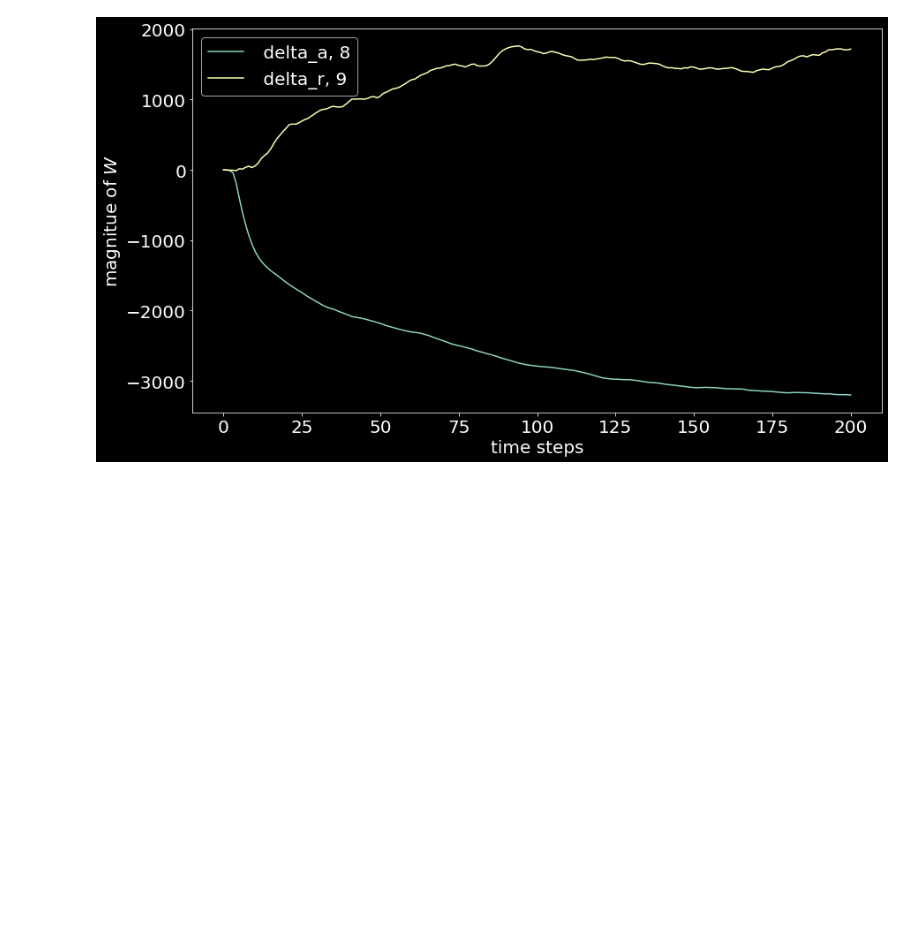
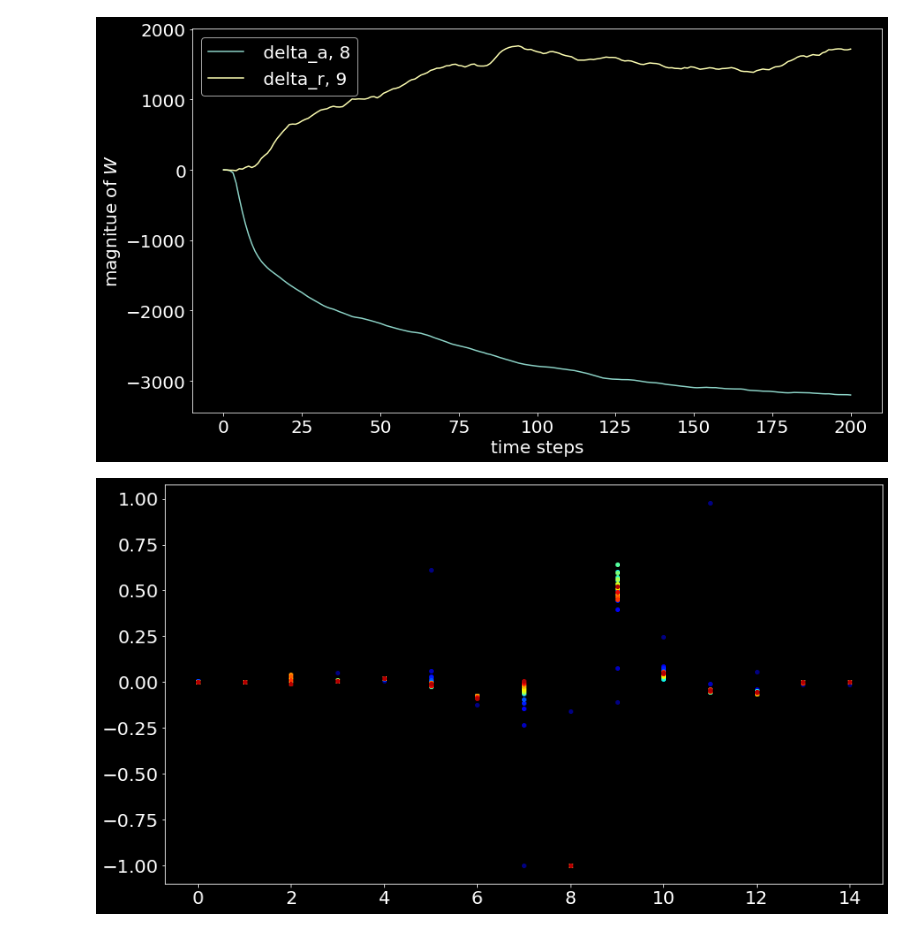
Before and after one commit to SunAndClouds/BlackyCat, a Jupyter notebook: Project BC.ipynb, the cells around one changed output. Saved outputs shown, nothing was run; the diff lists cells and outputs as text; code cells hidden in the pictures; blank space fills up the shorter version.

```diff
--- a/Project BC.ipynb
+++ b/Project BC.ipynb
@@ -118,3 +128,8 @@ plt.legend()
 plt.xlabel("time steps"), plt.ylabel("magnitue of $W$");
 # %% [output]
 [figure]
+# %%
+for i in range(1, 200, 10):
+    plt.plot(W_qr[:,i] / np.max(np.abs(W_qr[:,i]), axis=0), ".", color=jet(i/200), ms=8)
+# %% [output]
+[figure, added]
```
Also changed, not shown: parts of 9 cells of this notebook.
